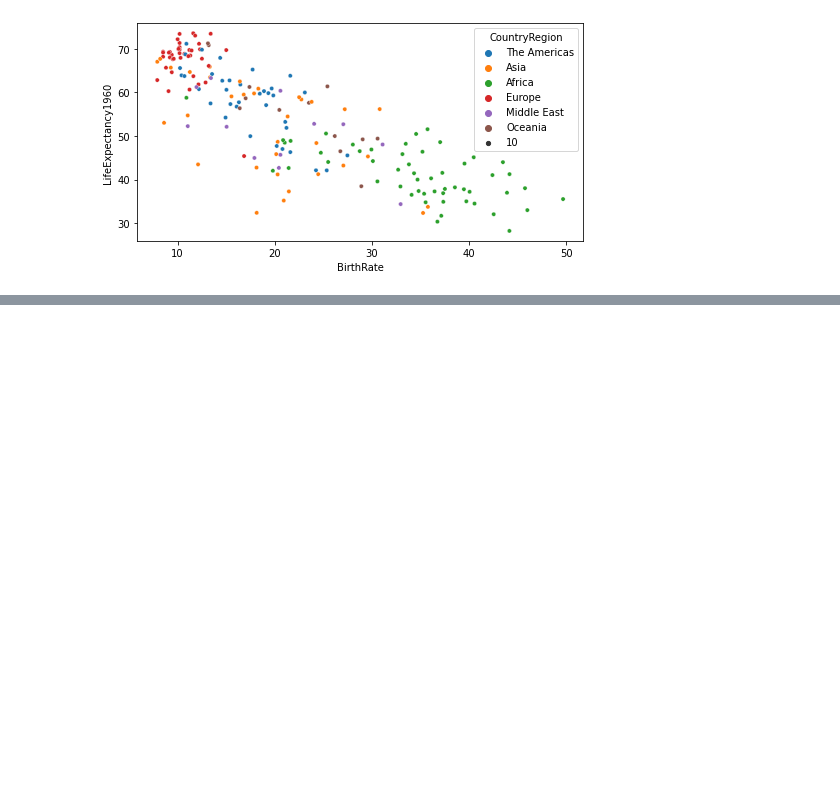
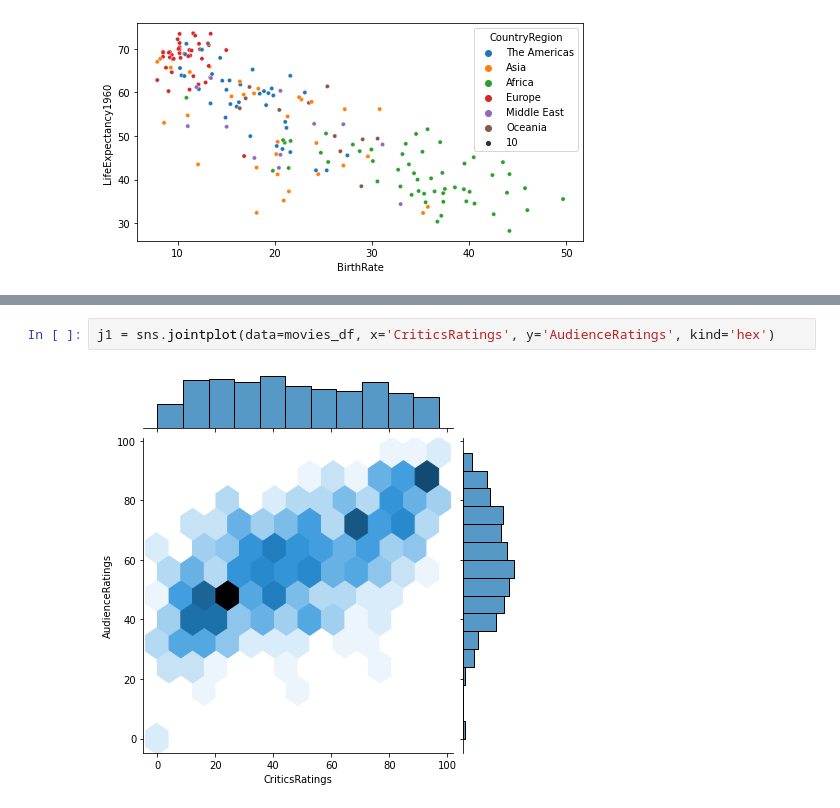
Before and after one commit to sancara/python-a-z, a Jupyter notebook: Exercises.ipynb, the cells around one changed output, grey strips where cells are left out. Saved outputs shown, nothing was run; the diff lists cells and outputs as text; blank space fills up the shorter version.

```diff
--- a/Exercises.ipynb
+++ b/Exercises.ipynb
@@ -524,0 +573,4 @@ sns.scatterplot(data=merged_data, x='BirthRate', y='LifeExpectancy1960', hue='Co
+# %%
+j1 = sns.jointplot(data=movies_df, x='CriticsRatings', y='AudienceRatings', kind='hex')
+# %% [output]
+[figure, added]
```
Also changed, not shown: parts of 20 cells of this notebook, 1 other file.
